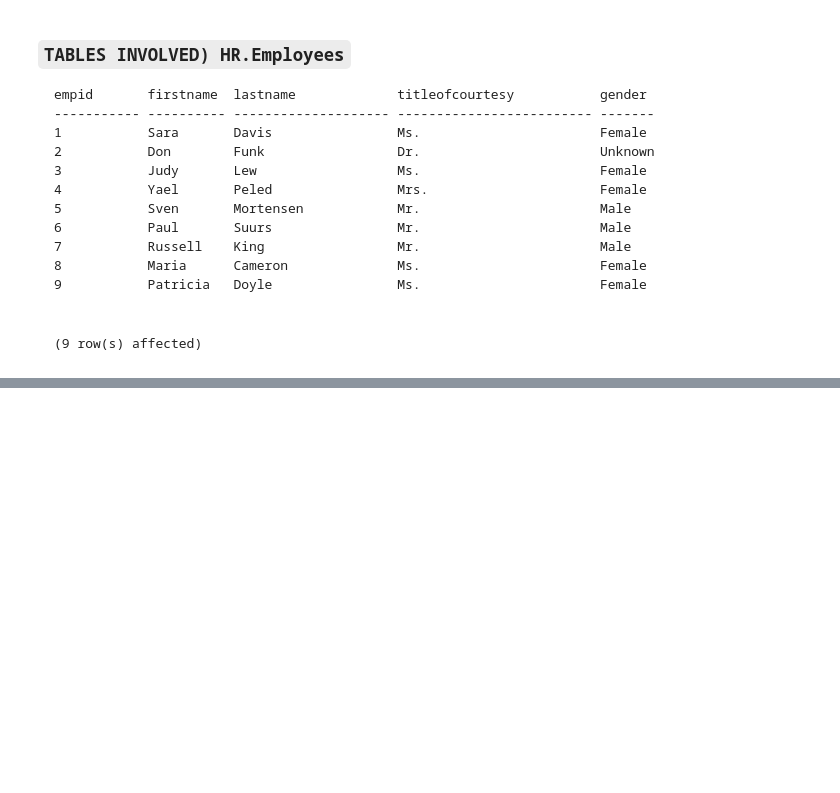
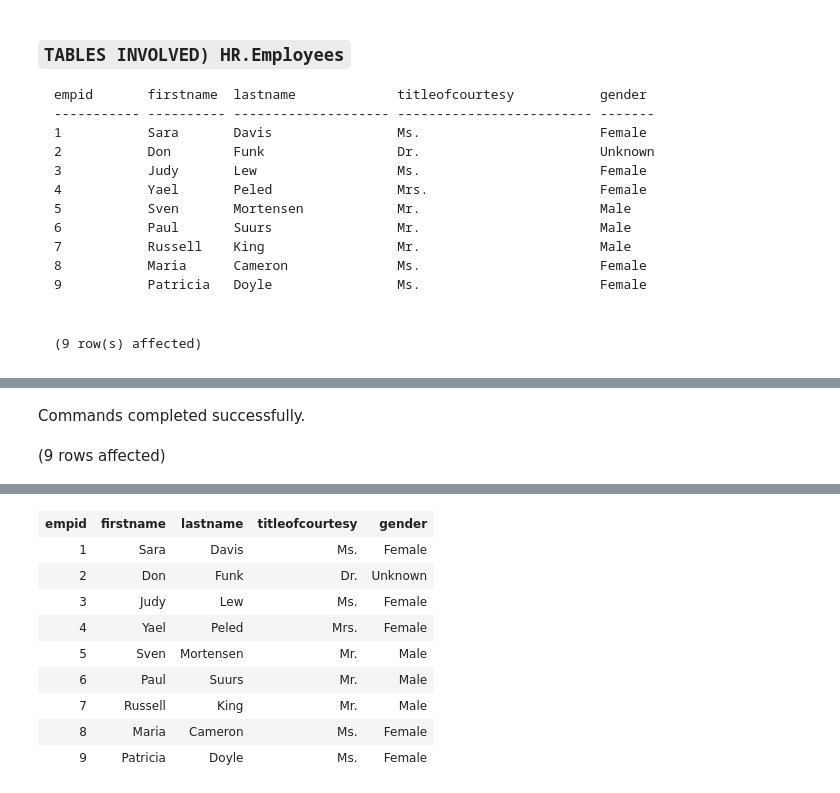
Before and after one commit to ryanmohamed/tsql_hw1, a Jupyter notebook: Chapter2-Exercises.ipynb, the cells around one changed output, grey strips where cells are left out. Cells and saved outputs as stored; diff of their text form; code cells hidden in the pictures; blank space fills up the shorter version.

```diff
--- a/Chapter2-Exercises.ipynb
+++ b/Chapter2-Exercises.ipynb
@@ -505,0 +487,23 @@ Total execution time: 00:00:00.232
+# %%
+use Northwinds2022TSQLV7
+go
+
+select EmployeeId as empid,
+    EmployeeFirstName as firstname,
+    EmployeeLastName as lastname,
+    EmployeeTitleOfCourtesy as titleofcourtesy,
+
+case EmployeeTitleOfCourtesy
+    when 'Ms.' then 'Female'
+    when 'Mrs.' then 'Female'
+    when 'Mr.' then 'Male'
+    when 'Dr.' then 'Unknown'
+    else 'Unknown'
+end as gender
+
+from HumanResources.Employee
+
+order by empid
+# %% [output]
+Commands completed successfully.
+(9 rows affected)
@@ -505,0 +511,10 @@ Total execution time: 00:00:00.232
+| empid | firstname | lastname | titleofcourtesy | gender |
+| 1 | Sara | Davis | Ms. | Female |
+| 2 | Don | Funk | Dr. | Unknown |
+| 3 | Judy | Lew | Ms. | Female |
+| 4 | Yael | Peled | Mrs. | Female |
+| 5 | Sven | Mortensen | Mr. | Male |
+| 6 | Paul | Suurs | Mr. | Male |
+| 7 | Russell | King | Mr. | Male |
+| 8 | Maria | Cameron | Ms. | Female |
+| 9 | Patricia | Doyle | Ms. | Female |
```
Also changed, not shown: parts of 4 cells of this notebook, 1 other file.
